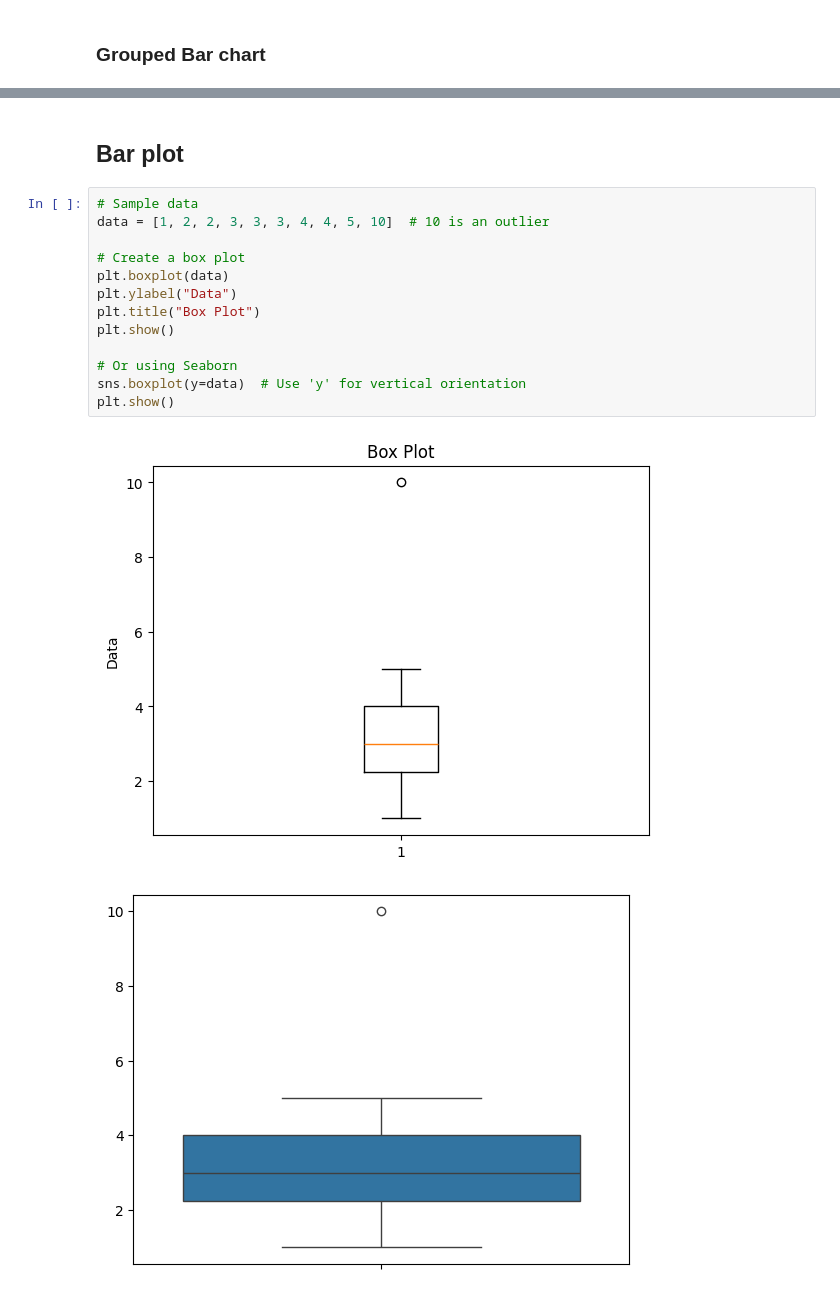
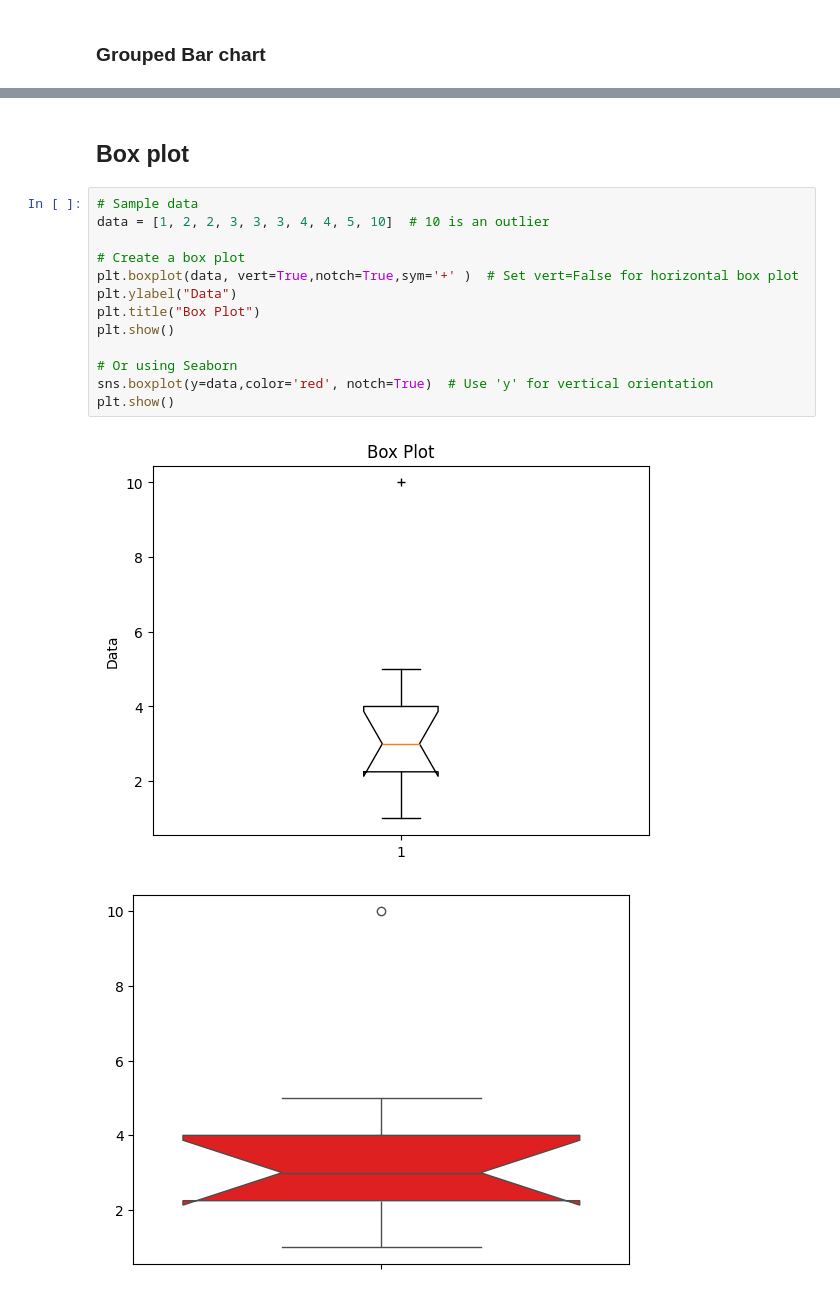
Before and after one commit to khalidkhankakar/Data-Visualization, a Jupyter notebook: class/01.ipynb, the cells around one changed output, grey strips where cells are left out. Saved outputs shown, nothing was run; the diff lists cells and outputs as text.

```diff
--- a/class/01.ipynb
+++ b/class/01.ipynb
@@ -87,21 +115,21 @@ plt.show()
 # %% [markdown]
-## Bar plot
+## Box plot
 # %%
 # Sample data
 data = [1, 2, 2, 3, 3, 3, 4, 4, 5, 10]  # 10 is an outlier
 
 # Create a box plot
-plt.boxplot(data)
+plt.boxplot(data, vert=True,notch=True,sym='+' )  # Set vert=False for horizontal box plot
 plt.ylabel("Data")
 plt.title("Box Plot")
 plt.show()
 
 # Or using Seaborn
-sns.boxplot(y=data)  # Use 'y' for vertical orientation
+sns.boxplot(y=data,color='red', notch=True)  # Use 'y' for vertical orientation
 plt.show()
 # %% [output]
-[figure, old version]
+[figure, new version]
-[figure, old version]
+[figure, new version]
 # %%
 unique_random_arr = np.random.choice(np.arange(1, 12), size=11, replace=False)
 unique_random_arr
```
Also changed, not shown: parts of 8 cells of this notebook, 4 other files.
